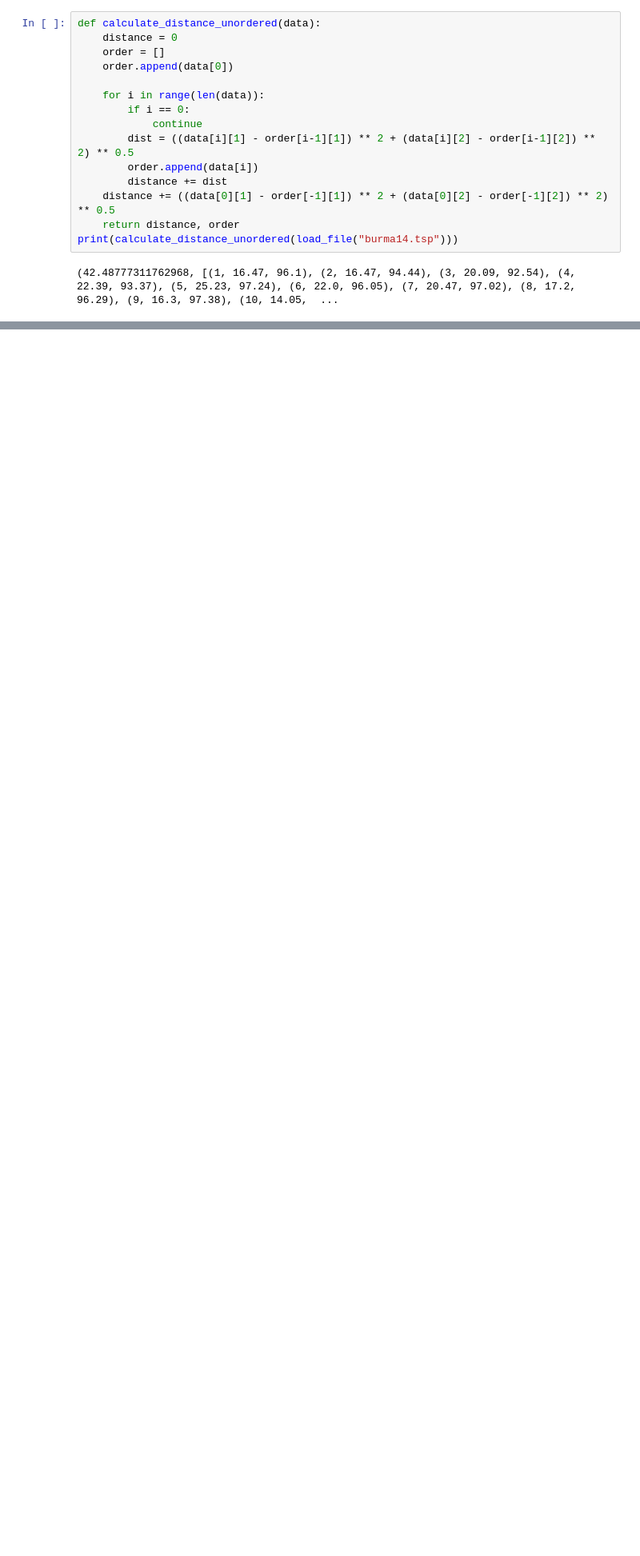
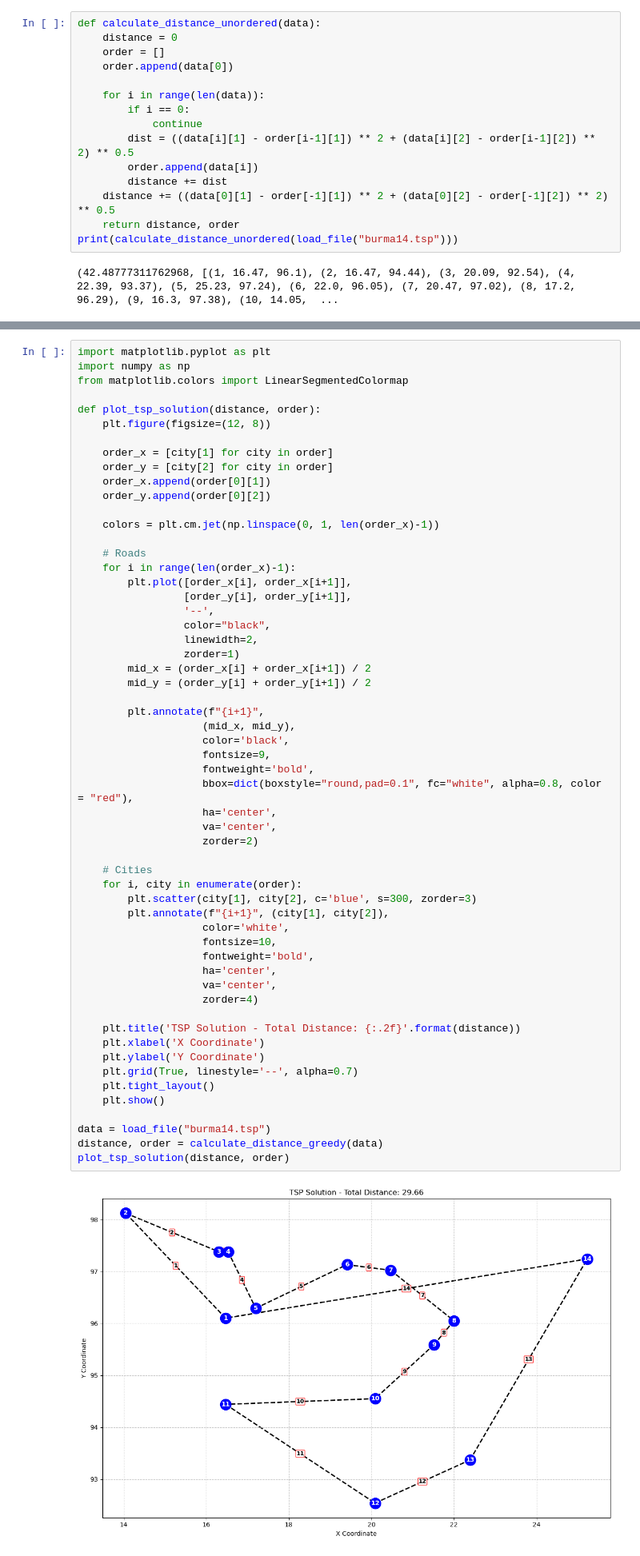
Before and after one commit to huskyybtw/ISA-Optymalizacja-Procesow-Dyskretnych, a Jupyter notebook: TSP/tsp.ipynb, the cells around one changed output, grey strips where cells are left out. Shown at 80% size. Saved outputs shown, nothing was run; the diff lists cells and outputs as text; blank space fills up the shorter version.

```diff
--- a/TSP/tsp.ipynb
+++ b/TSP/tsp.ipynb
@@ -98,0 +146,59 @@ print(calculate_distance_greedy(load_file("burma14.tsp")))
+# %%
+import matplotlib.pyplot as plt
+import numpy as np
+from matplotlib.colors import LinearSegmentedColormap
+
+def plot_tsp_solution(distance, order):
+    plt.figure(figsize=(12, 8))
+
+    order_x = [city[1] for city in order]
+    order_y = [city[2] for city in order]
+    order_x.append(order[0][1])
+    order_y.append(order[0][2])
+
+    colors = plt.cm.jet(np.linspace(0, 1, len(order_x)-1))
+
+    # Roads
+    for i in range(len(order_x)-1):
+        plt.plot([order_x[i], order_x[i+1]],
+                 [order_y[i], order_y[i+1]],
+                 '--',
+                 color="black",
+                 linewidth=2,
+                 zorder=1)
+        mid_x = (order_x[i] + order_x[i+1]) / 2
+        mid_y = (order_y[i] + order_y[i+1]) / 2
+
+        plt.annotate(f"{i+1}",
+                    (mid_x, mid_y),
+                    color='black',
+                    fontsize=9,
+                    fontweight='bold',
+                    bbox=dict(boxstyle="round,pad=0.1", fc="white", alpha=0.8, color = "red"),
+                    ha='center',
+                    va='center',
+                    zorder=2)
+
+    # Cities
+    for i, city in enumerate(order):
+        plt.scatter(city[1], city[2], c='blue', s=300, zorder=3)
+        plt.annotate(f"{i+1}", (city[1], city[2]),
+                    color='white',
+                    fontsize=10,
+                    fontweight='bold',
+                    ha='center',
+                    va='center',
+                    zorder=4)
+
+    plt.title('TSP Solution - Total Distance: {:.2f}'.format(distance))
+    plt.xlabel('X Coordinate')
+    plt.ylabel('Y Coordinate')
+    plt.grid(True, linestyle='--', alpha=0.7)
+    plt.tight_layout()
+    plt.show()
+
+data = load_file("burma14.tsp")
+distance, order = calculate_distance_greedy(data)
+plot_tsp_solution(distance, order)
+# %% [output]
+[figure, added]
```
Also changed, not shown: parts of 2 cells of this notebook.
